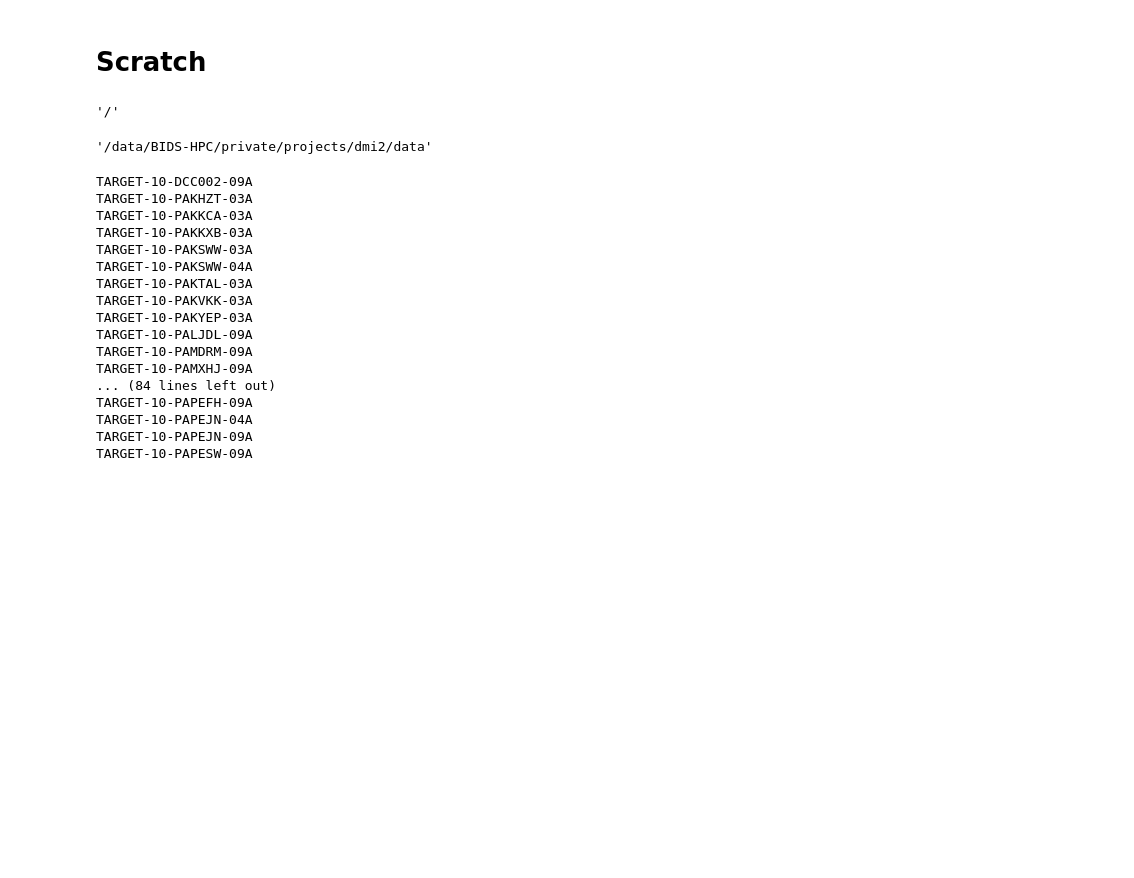
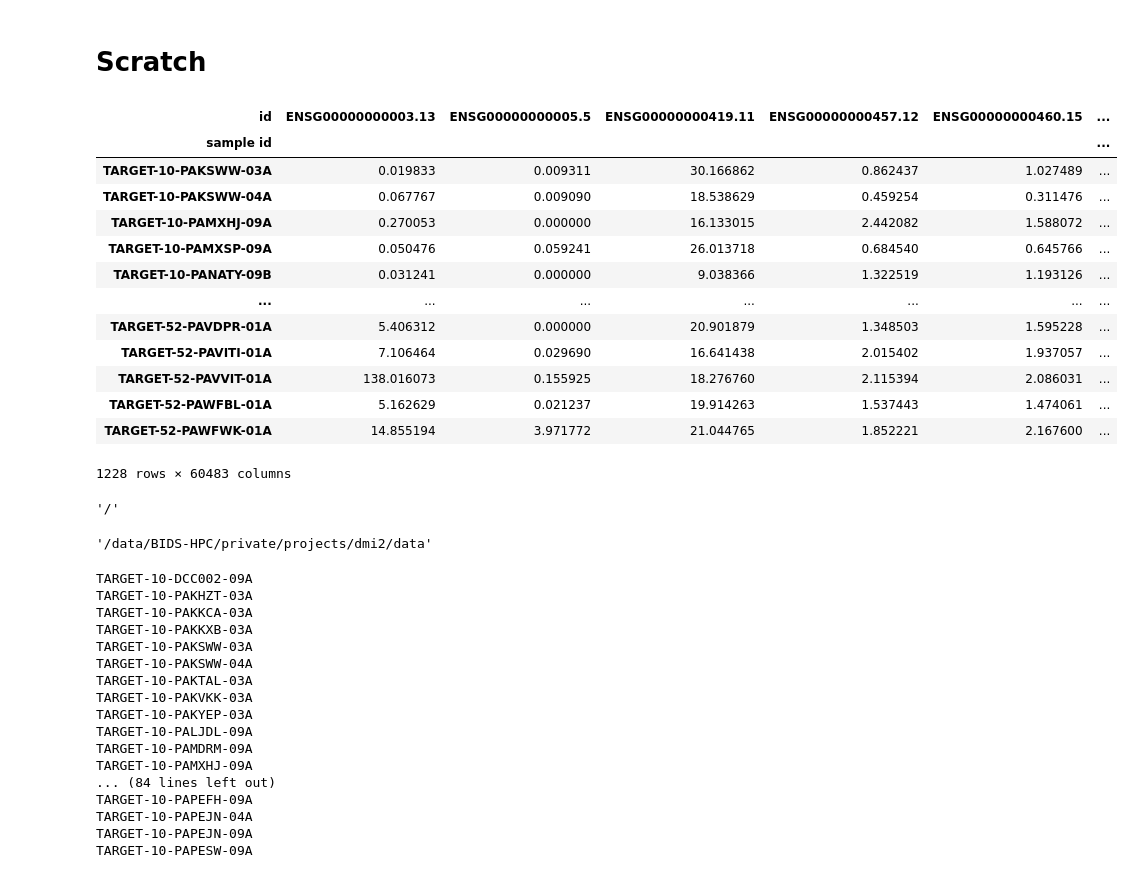
Before and after one commit to andrew-weisman/target_classification, a Jupyter notebook: main.ipynb, the cells around one changed output. Saved outputs shown, nothing was run; the diff lists cells and outputs as text; code cells hidden in the pictures; blank space fills up the shorter version.

```diff
--- a/main.ipynb
+++ b/main.ipynb
@@ -130,5 +120,22 @@ Sample TARGET-15-SJMPAL011913-09A should have a FPKM-UQ value of 3257.2936233048
 # %% [markdown]
 # Scratch
+# %%
+df_fpkm
+# %% [output]
+| id | ENSG00000000003.13 | ENSG00000000005.5 | ENSG00000000419.11 | ENSG00000000457.12 | ENSG00000000460.15 | ... |
+| sample id |  |  |  |  |  | ... |
+| TARGET-10-PAKSWW-03A | 0.019833 | 0.009311 | 30.166862 | 0.862437 | 1.027489 | ... |
+| TARGET-10-PAKSWW-04A | 0.067767 | 0.009090 | 18.538629 | 0.459254 | 0.311476 | ... |
+| TARGET-10-PAMXHJ-09A | 0.270053 | 0.000000 | 16.133015 | 2.442082 | 1.588072 | ... |
+| TARGET-10-PAMXSP-09A | 0.050476 | 0.059241 | 26.013718 | 0.684540 | 0.645766 | ... |
+| TARGET-10-PANATY-09B | 0.031241 | 0.000000 | 9.038366 | 1.322519 | 1.193126 | ... |
+| ... | ... | ... | ... | ... | ... | ... |
+| TARGET-52-PAVDPR-01A | 5.406312 | 0.000000 | 20.901879 | 1.348503 | 1.595228 | ... |
+| TARGET-52-PAVITI-01A | 7.106464 | 0.029690 | 16.641438 | 2.015402 | 1.937057 | ... |
+| TARGET-52-PAVVIT-01A | 138.016073 | 0.155925 | 18.276760 | 2.115394 | 2.086031 | ... |
+| TARGET-52-PAWFBL-01A | 5.162629 | 0.021237 | 19.914263 | 1.537443 | 1.474061 | ... |
+| TARGET-52-PAWFWK-01A | 14.855194 | 3.971772 | 21.044765 | 1.852221 | 2.167600 | ... |
+1228 rows × 60483 columns
 # %%
 import os
 os.sep
```
Also changed, not shown: parts of 6 cells of this notebook.
